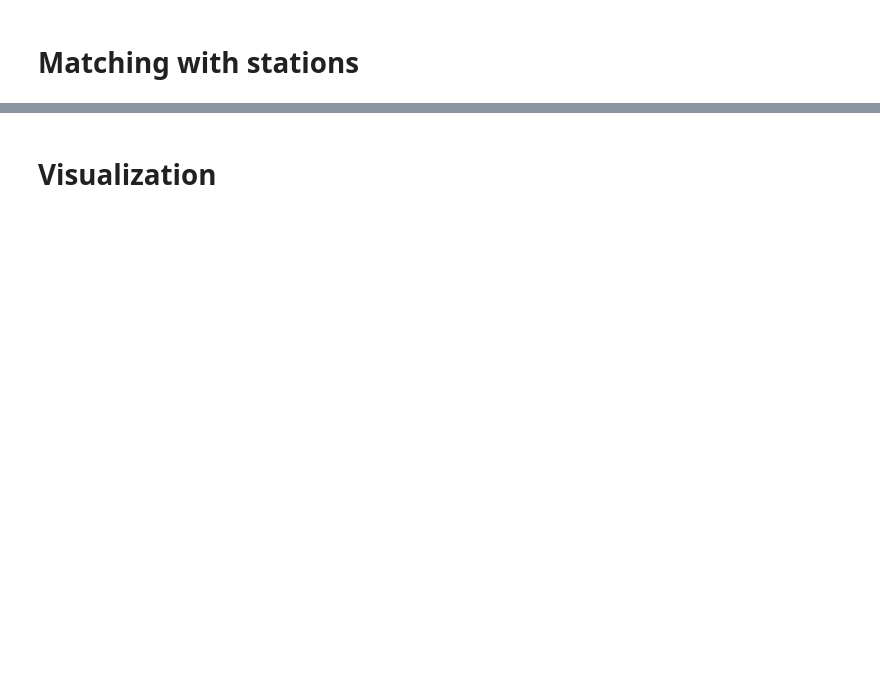
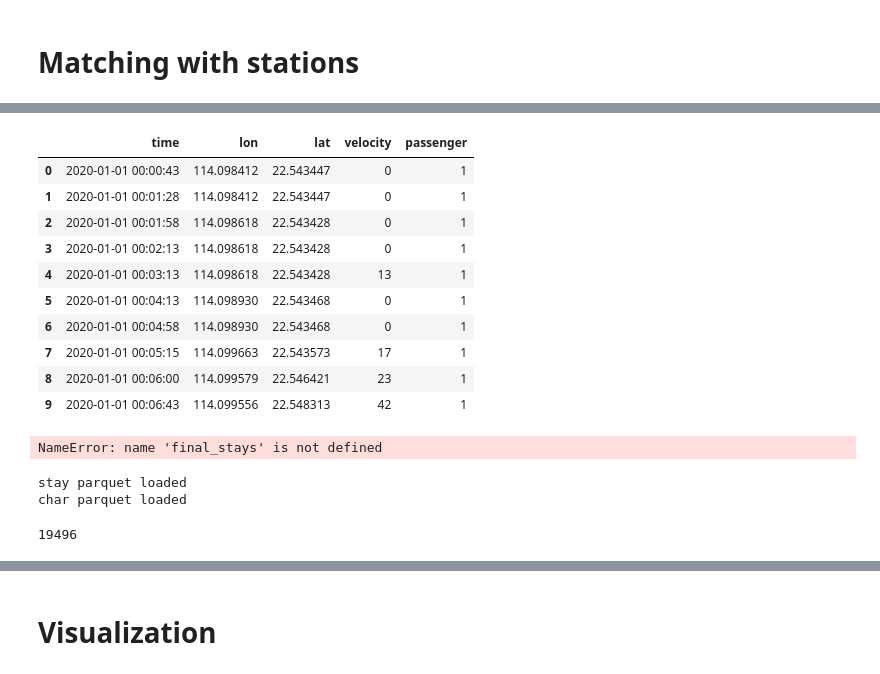
Before and after one commit to 762040835/taxi_Shenzhen, a Jupyter notebook: taxi_charging.ipynb, the cells around one changed output, grey strips where cells are left out. Saved outputs shown, nothing was run; the diff lists cells and outputs as text; code cells hidden in the pictures; blank space fills up the shorter version.

```diff
--- a/taxi_charging.ipynb
+++ b/taxi_charging.ipynb
@@ -662,0 +503,18 @@ results_df['taxiid'].nunique()
+# %%
+mypath="/home/lxhep/etaxi/data/taxi_trajectories.parquet/taxiid=UUUB0C0M7"
+# %%
+mydata = pd.read_parquet(mypath)
+# %%
+mydata.head(10)
+# %% [output]
+|  | time | lon | lat | velocity | passenger |
+| 0 | 2020-01-01 00:00:43 | 114.098412 | 22.543447 | 0 | 1 |
+| 1 | 2020-01-01 00:01:28 | 114.098412 | 22.543447 | 0 | 1 |
+| 2 | 2020-01-01 00:01:58 | 114.098618 | 22.543428 | 0 | 1 |
+| 3 | 2020-01-01 00:02:13 | 114.098618 | 22.543428 | 0 | 1 |
+| 4 | 2020-01-01 00:03:13 | 114.098618 | 22.543428 | 13 | 1 |
+| 5 | 2020-01-01 00:04:13 | 114.098930 | 22.543468 | 0 | 1 |
+| 6 | 2020-01-01 00:04:58 | 114.098930 | 22.543468 | 0 | 1 |
+| 7 | 2020-01-01 00:05:15 | 114.099663 | 22.543573 | 17 | 1 |
+| 8 | 2020-01-01 00:06:00 | 114.099579 | 22.546421 | 23 | 1 |
+| 9 | 2020-01-01 00:06:43 | 114.099556 | 22.548313 | 42 | 1 |
@@ -662,0 +524,15 @@ results_df['taxiid'].nunique()
+# %%
+final_stays.to_parquet(stay_par_path,engine='pyarrow')
+charging_events.to_parquet(char_par_path,engine='pyarrow')
+# %% [output]
+NameError: name 'final_stays' is not defined
+# %%
+if os.path.exists(stay_par_path):
+    final_stays = pd.read_parquet(stay_par_path)
+    print(f'stay parquet loaded')
+if os.path.exists(char_par_path):
+    charging_events = pd.read_parquet(char_par_path)
+    print(f'char parquet loaded')
+# %% [output]
+stay parquet loaded
+char parquet loaded
@@ -662,0 +541,4 @@ results_df['taxiid'].nunique()
+# %%
+len(unique_ids)
+# %% [output]
+19496
```
Also changed, not shown: parts of 113 cells of this notebook.
